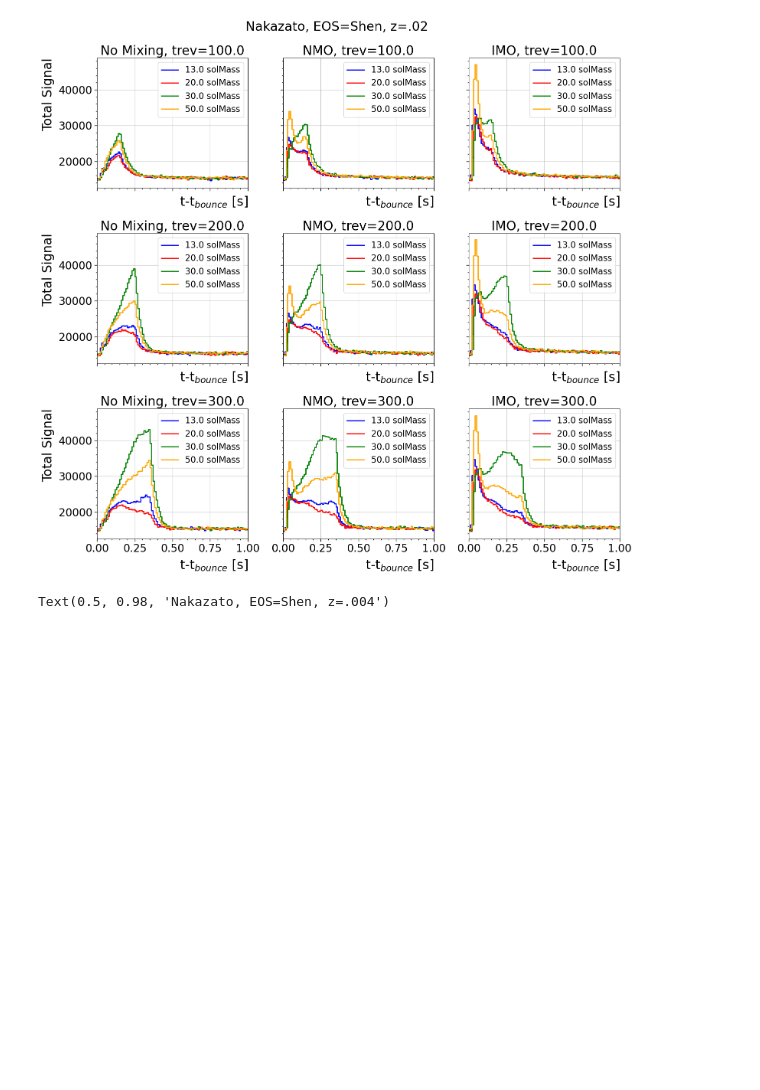
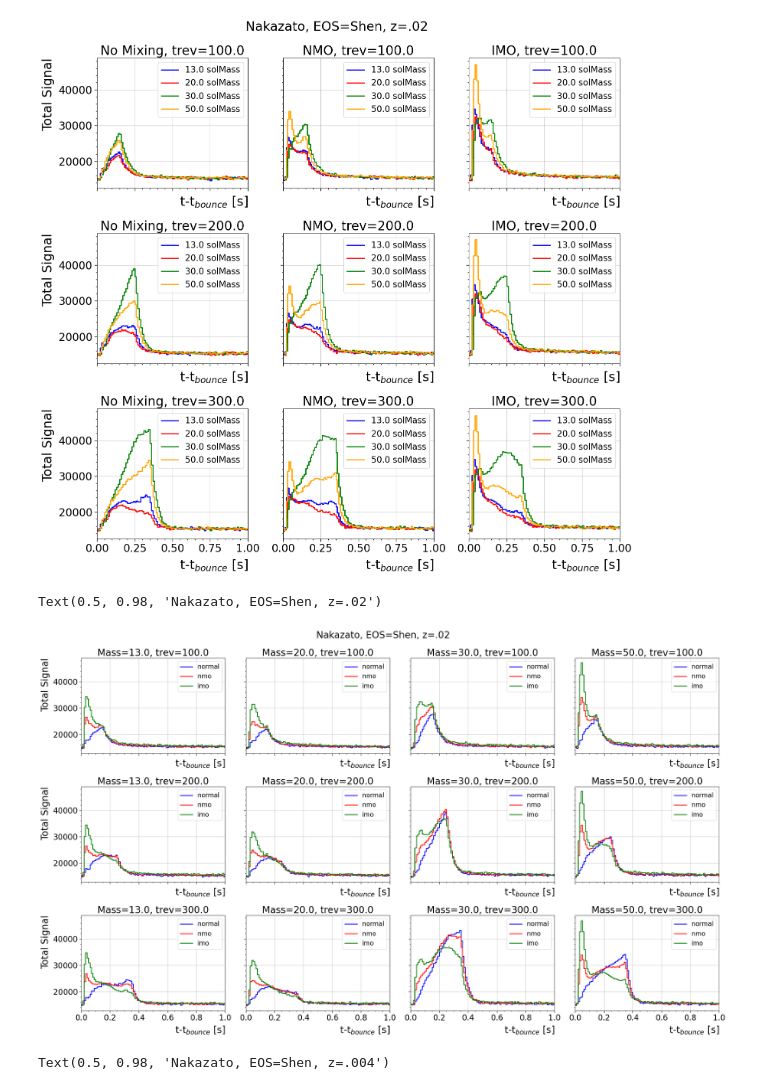
Before and after one commit to sanyaarora/IceCube, a Jupyter notebook: Flavor_Transformations.ipynb, the cells around one changed output. Saved outputs shown, nothing was run; the diff lists cells and outputs as text; code cells hidden in the pictures; blank space fills up the shorter version.

```diff
--- a/Flavor_Transformations.ipynb
+++ b/Flavor_Transformations.ipynb
@@ -154,0 +129,12 @@ Expect a reduction in performance and increase in simulation run times.
+# %%
+labels=['normal','nmo','imo']
+for i,mo in enumerate(forn_models):
+    model_a = {'name': 'Fornax_2022',
+               'param': forn_models[i]
+              }
+
+    sim,sim_n,sim_i=run_sim(model_a)
+    for j,simm in enumerate([sim, sim_n,sim_i]):
+        with open("Fornax_M={}_mix={}.pkl".format(forn_models[i]['progenitor_mass'].value,
+                                                                 labels[j]), 'wb') as f:
+            pickle.dump(simm, f)
@@ -294,6 +275,35 @@ fig.suptitle('Nakazato, EOS=Shen, z=.02')
 # %% [output]
 Text(0.5, 0.98, 'Nakazato, EOS=Shen, z=.02')
 [figure]
+# %%
+plt.rcParams['font.family'] = 'sans-serif'
+plt.rcParams['font.sans-serif'] = ['DejaVu Sans']
+fig, axes = plt.subplots(3,4, figsize=(25,15), sharex=True, sharey=True, tight_layout=True)
+dt = 0.01 * u.s
+colors=['blue','red','green','orange']
+
+for k,mods in enumerate([z2_t100_mods,z2_t200_mods,z2_t300_mods]):
+    for i in range(np.shape(mods)[1]):
+        ax=axes[k,i]
+        for j,simm in enumerate(mods[:,i]):
+            simm.rebin_result(dt)
+            t, hits = simm.detector_signal(dt)
+            bg = simm.detector.i3_bg(dt, size=hits.size) + simm.detector.dc_bg(dt, size=hits.size)
+            ax.step(t, hits+bg, where='post', label=labels[j], lw=2,color=colors[j])
+        ax.legend()
+        m=models2[k][i]['progenitor_mass'].value
+        trev=models2[k][i]['revival_time'].value
+        ax.set(xlim=(0, 1),xlabel=r'$E$ [{}]'.format(energies.unit),
+            title=('Mass={}, trev={}'.format(m,trev) if i==0
+                    else ('Mass={}, trev={}'.format(m,trev) if i==1
+                        else 'Mass={}, trev={}'.format(m,trev))))
+        ax.set_xlabel(r't-t$_{bounce}$ [s]')
+    axes[k,0].set_ylabel(fr'Total Signal')
+
+fig.suptitle('Nakazato, EOS=Shen, z=.02')
+# %% [output]
+Text(0.5, 0.98, 'Nakazato, EOS=Shen, z=.02')
+[figure, added]
 # %%
 z4_t100_mods=[[],[],[]]
 z4_t200_mods=[[],[],[]]
```
Also changed, not shown: parts of 9 cells of this notebook, 2 other files.
